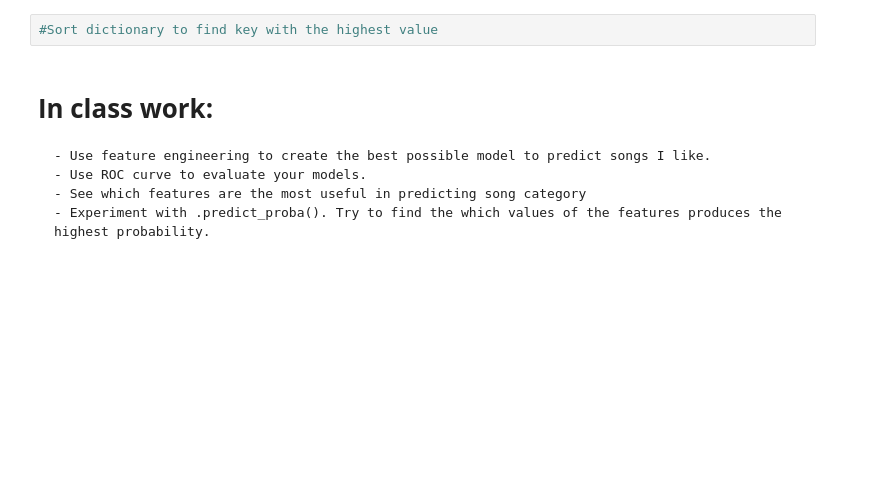
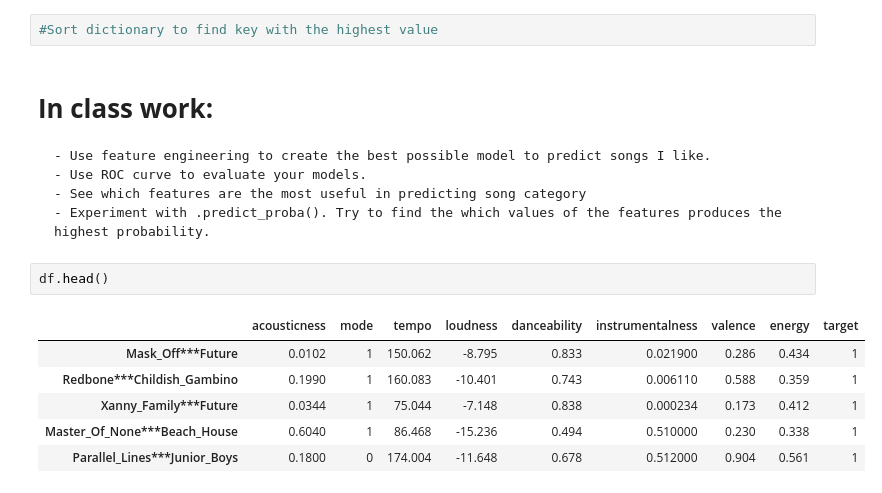
Before and after one commit to sthakuri/DS-SF-36, a Jupyter notebook: classes/12/Logistic Regression Lesson (IN CLASS).ipynb, the cells around one changed output. Drawn from its saved outputs; the diff is of its cells as text; blank space fills up the shorter version.

```diff
--- a/classes/12/Logistic Regression Lesson (IN CLASS).ipynb
+++ b/classes/12/Logistic Regression Lesson (IN CLASS).ipynb
@@ -502,3 +696,12 @@ thres_score_dict =
     - Use ROC curve to evaluate your models.
     - See which features are the most useful in predicting song category
     - Experiment with .predict_proba(). Try to find the which values of the features produces the highest probability.
+# %%
+df.head()
+# %% [output]
+|  | acousticness | mode | tempo | loudness | danceability | instrumentalness | valence | energy | target |
+| Mask_Off***Future | 0.0102 | 1 | 150.062 | -8.795 | 0.833 | 0.021900 | 0.286 | 0.434 | 1 |
+| Redbone***Childish_Gambino | 0.1990 | 1 | 160.083 | -10.401 | 0.743 | 0.006110 | 0.588 | 0.359 | 1 |
+| Xanny_Family***Future | 0.0344 | 1 | 75.044 | -7.148 | 0.838 | 0.000234 | 0.173 | 0.412 | 1 |
+| Master_Of_None***Beach_House | 0.6040 | 1 | 86.468 | -15.236 | 0.494 | 0.510000 | 0.230 | 0.338 | 1 |
+| Parallel_Lines***Junior_Boys | 0.1800 | 0 | 174.004 | -11.648 | 0.678 | 0.512000 | 0.904 | 0.561 | 1 |
```
Also changed, not shown: parts of 49 cells of this notebook, 1 other file.
